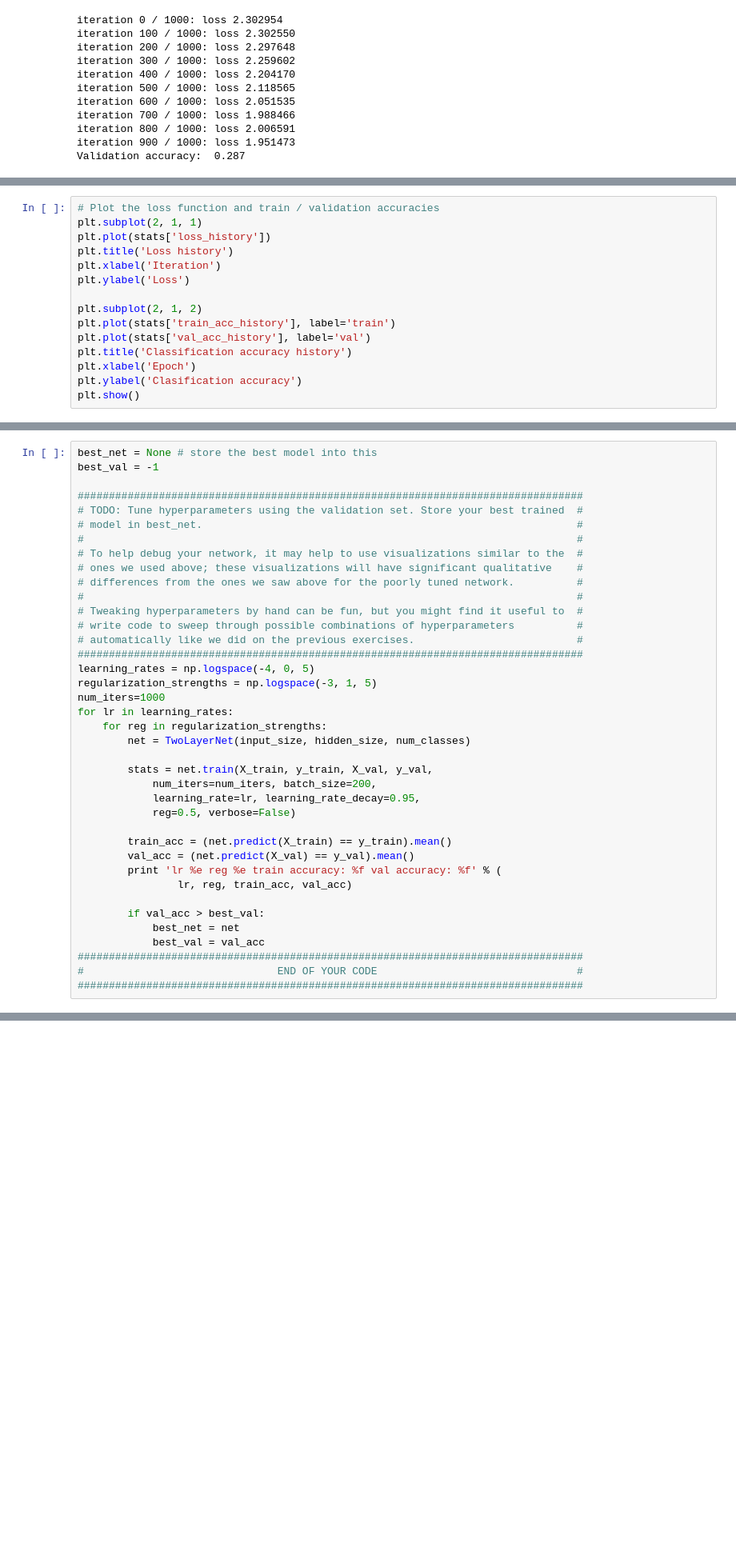
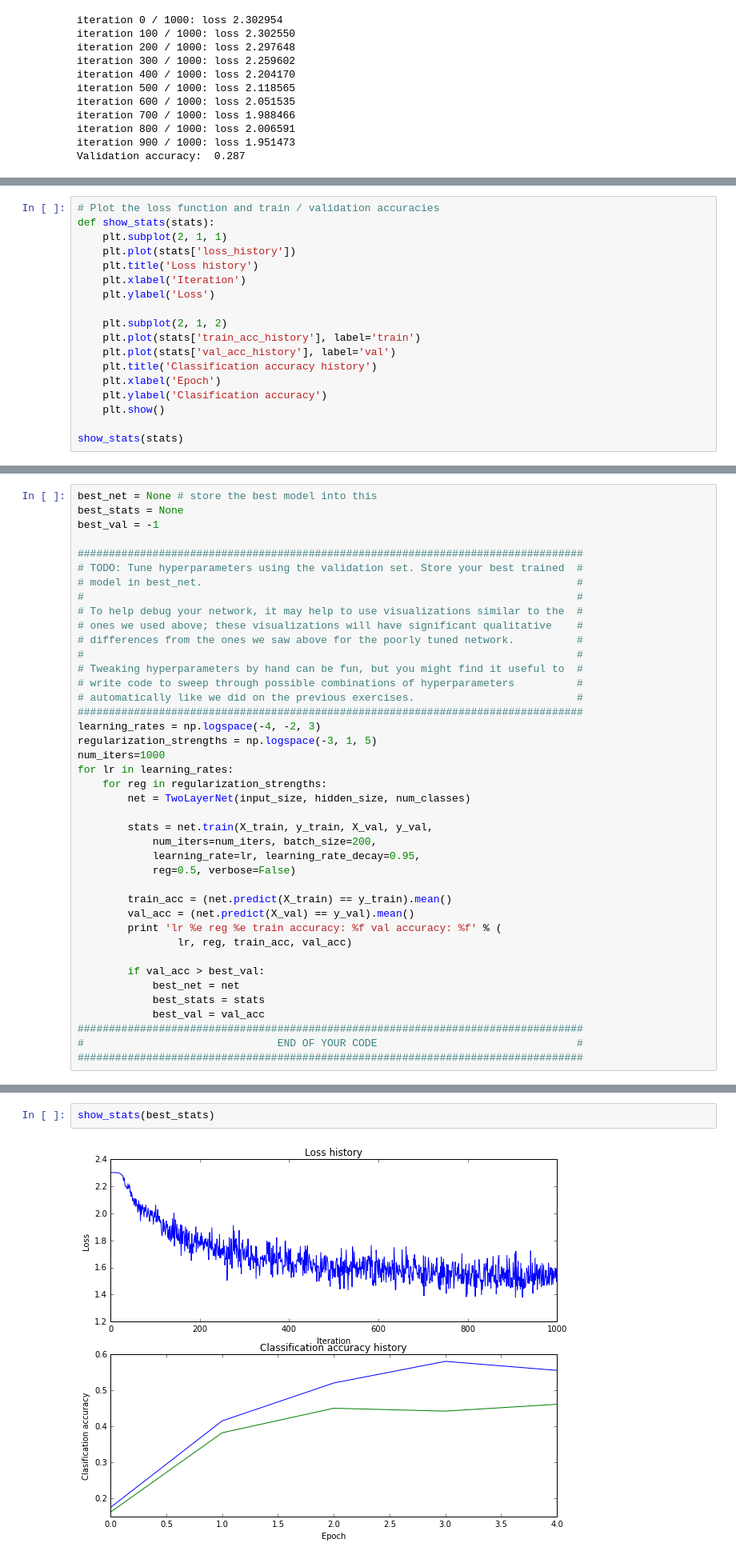
Before and after one commit to tworuler/cs231n-assignments, a Jupyter notebook: assignment1/two_layer_net.ipynb, the cells around one changed output, grey strips where cells are left out. Shown at 80% size. Saved outputs shown, nothing was run; the diff lists cells and outputs as text; blank space fills up the shorter version.

Commit message:
add show_stats and tune 1
hypeparameters:
learning_rates = np.logspace(-4, -2, 3)
regularization_strengths = np.logspace(-3, 1, 5)

```diff
--- a/assignment1/two_layer_net.ipynb
+++ b/assignment1/two_layer_net.ipynb
@@ -237,19 +237,22 @@ One strategy for getting insight into what's wrong is to plot the loss function
 Another strategy is to visualize the weights that were learned in the first layer of the network. In most neural networks trained on visual data, the first layer weights typically show some visible structure when visualized.
 # %%
 # Plot the loss function and train / validation accuracies
-plt.subplot(2, 1, 1)
-plt.plot(stats['loss_history'])
-plt.title('Loss history')
-plt.xlabel('Iteration')
-plt.ylabel('Loss')
+def show_stats(stats):
+    plt.subplot(2, 1, 1)
+    plt.plot(stats['loss_history'])
+    plt.title('Loss history')
+    plt.xlabel('Iteration')
+    plt.ylabel('Loss')
 
-plt.subplot(2, 1, 2)
-plt.plot(stats['train_acc_history'], label='train')
-plt.plot(stats['val_acc_history'], label='val')
-plt.title('Classification accuracy history')
-plt.xlabel('Epoch')
-plt.ylabel('Clasification accuracy')
-plt.show()
+    plt.subplot(2, 1, 2)
+    plt.plot(stats['train_acc_history'], label='train')
+    plt.plot(stats['val_acc_history'], label='val')
+    plt.title('Classification accuracy history')
+    plt.xlabel('Epoch')
+    plt.ylabel('Clasification accuracy')
+    plt.show()
+
+show_stats(stats)
 # %% [output]
 [figure]
 # %%
@@ -279,6 +282,7 @@ show_net_weights(net)
 **Experiment**: You goal in this exercise is to get as good of a result on CIFAR-10 as you can, with a fully-connected Neural Network. For every 1% above 52% on the Test set we will award you with one extra bonus point. Feel free implement your own techniques (e.g. PCA to reduce dimensionality, or adding dropout, or adding features to the solver, etc.).
 # %%
 best_net = None # store the best model into this
+best_stats = None
 best_val = -1
 
 #################################################################################
@@ -293,7 +297,7 @@ best_val = -1
 # write code to sweep through possible combinations of hyperparameters          #
 # automatically like we did on the previous exercises.                          #
 #################################################################################
-learning_rates = np.logspace(-4, 0, 5)
+learning_rates = np.logspace(-4, -2, 3)
 regularization_strengths = np.logspace(-3, 1, 5)
 num_iters=1000
 for lr in learning_rates:
@@ -312,6 +316,7 @@ for lr in learning_rates:
 
         if val_acc > best_val:
             best_net = net
+            best_stats = stats
             best_val = val_acc
 #################################################################################
 #                               END OF YOUR CODE                                #
@@ -337,3 +340,7 @@ lr 1.000000e+00 reg 1.000000e+01 train accuracy: 0.100265 val accuracy: 0.087000
+# %%
+show_stats(best_stats)
+# %% [output]
+[figure, added]
 # %%
 # visualize the weights of the best network
 show_net_weights(best_net)
```
Also changed, not shown: parts of 1 cell of this notebook.
